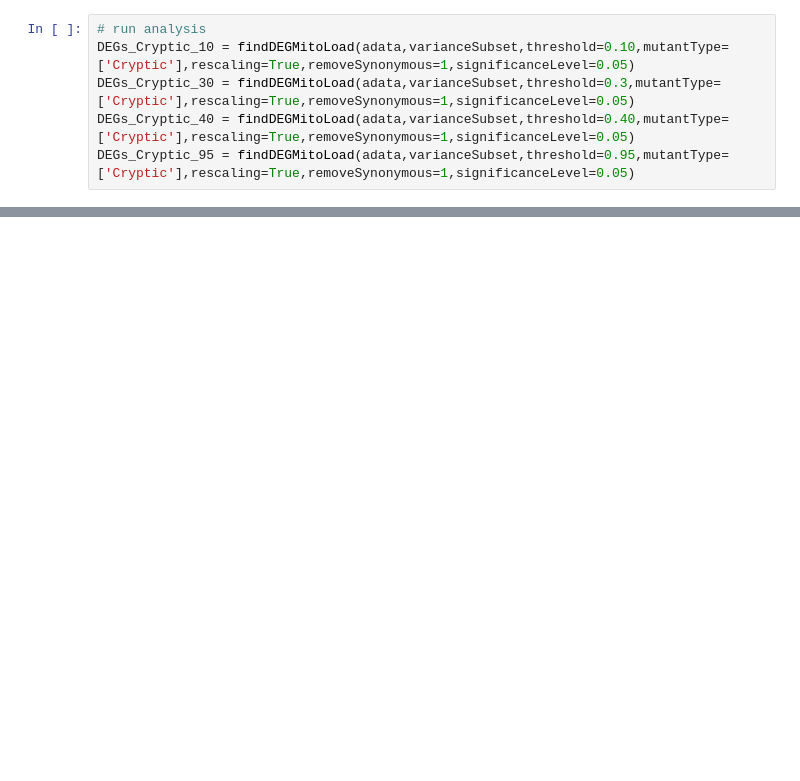
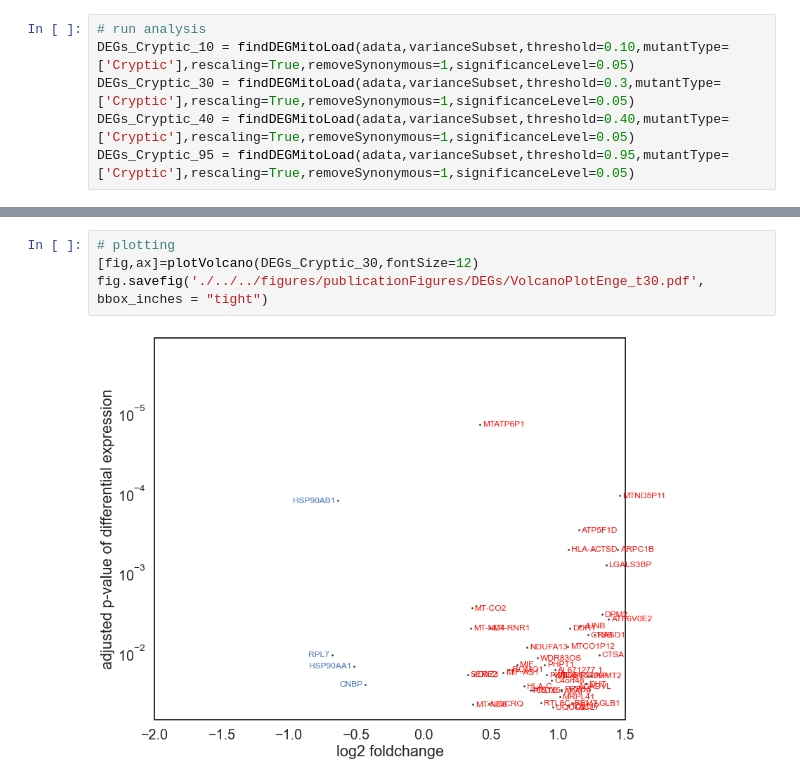
Before and after one commit to SystemsAndSignalsGroup/Mito-Ageing, a Jupyter notebook: code/geneExpressionAnalysis/mitochondrialLoadAndDEG.ipynb, the cells around one changed output, grey strips where cells are left out. Saved outputs shown, nothing was run; the diff lists cells and outputs as text; blank space fills up the shorter version.

```diff
--- a/code/geneExpressionAnalysis/mitochondrialLoadAndDEG.ipynb
+++ b/code/geneExpressionAnalysis/mitochondrialLoadAndDEG.ipynb
@@ -214,0 +242,6 @@ DEGs_Cryptic_95.to_csv('./DEG_out/deg_Enge_t95.csv')
+# %%
+# plotting
+[fig,ax]=plotVolcano(DEGs_Cryptic_30,fontSize=12)
+fig.savefig('./../../figures/publicationFigures/DEGs/VolcanoPlotEnge_t30.pdf', bbox_inches = "tight")
+# %% [output]
+[figure, added]
```
Also changed, not shown: parts of 10 cells of this notebook, 8 other files.
